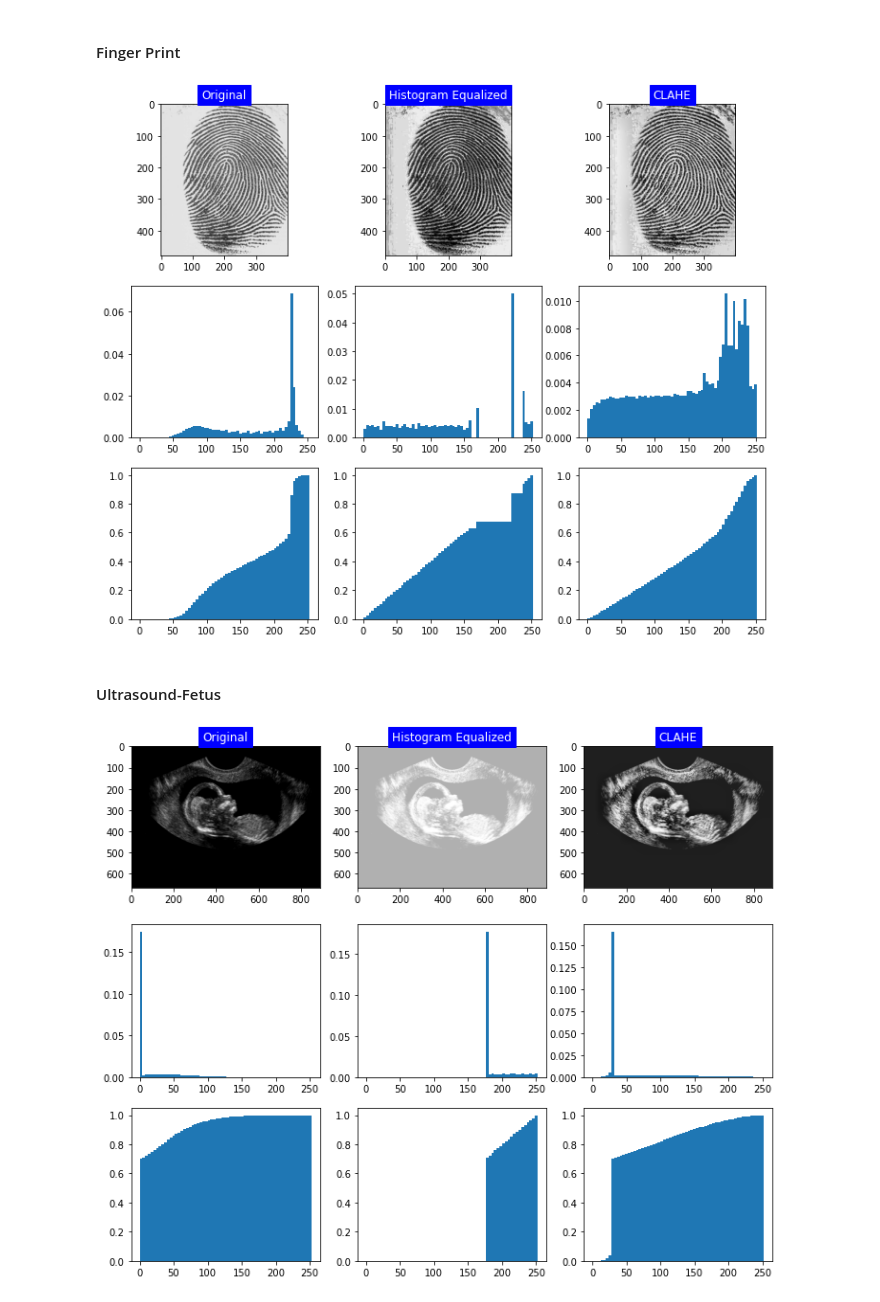
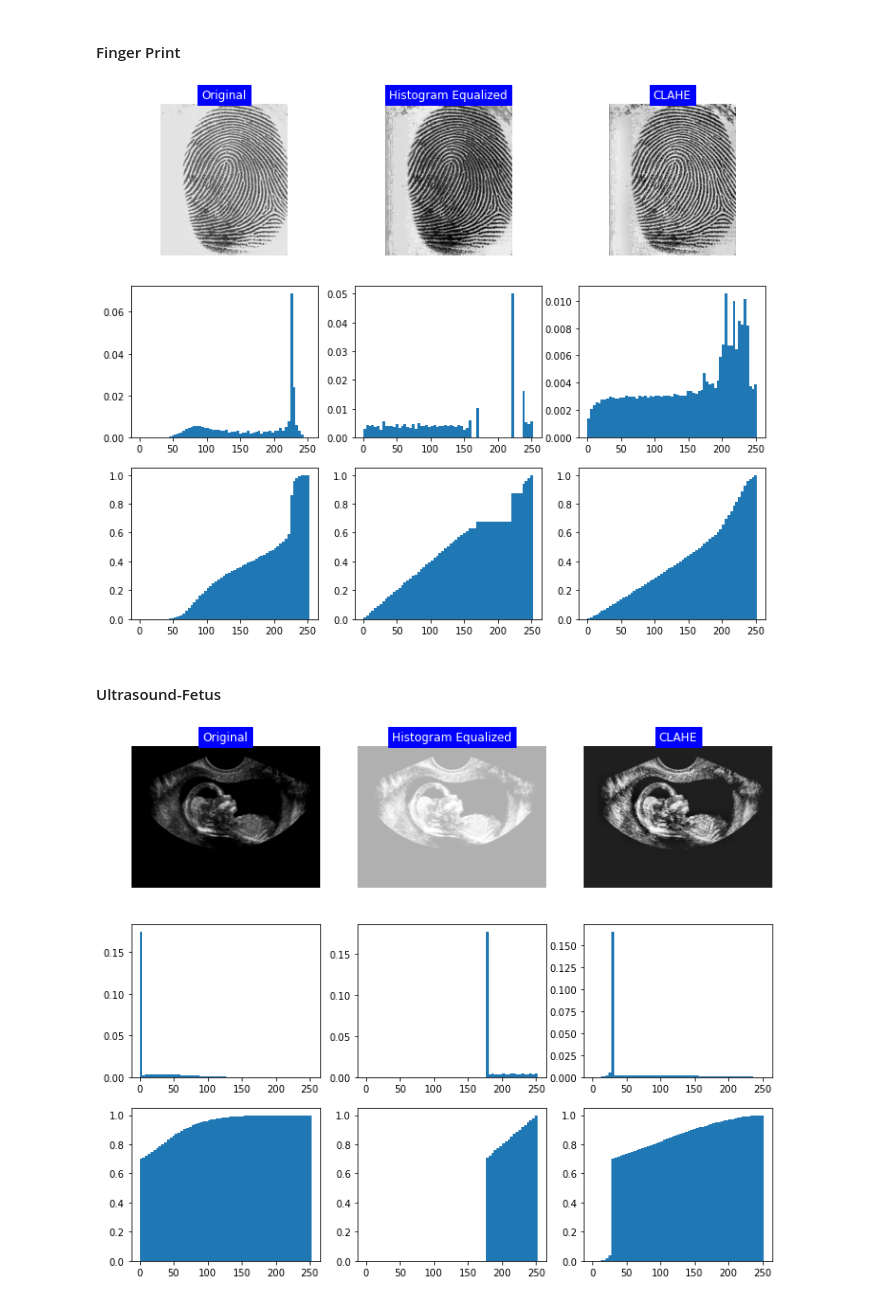
Before and after one commit to zahrasalarian/Digital-Image-Processing-for-Medical-Applications, a Jupyter notebook: HW2/pt-2.ipynb, the cells around one changed output. Drawn from its saved outputs; the diff is of its cells as text; code cells hidden in the pictures.

Commit message:
Disable x & y axis for all images

```diff
--- a/HW2/pt-2.ipynb
+++ b/HW2/pt-2.ipynb
@@ -109,18 +109,21 @@ gs = fig.add_gridspec(3, 3)
 
 # original image
 ax1 = fig.add_subplot(gs[0, 0])
+ax1.axis('off')
 ax1.imshow(fprint_img, cmap='gray', vmin=0, vmax=2**(fprint_img.itemsize*8)-1)
 ax1.set_title('Original', color='white', backgroundcolor='blue')
 
 # histogram equalization
 fprint_hist_equalized = histogram_equalization(fprint_img)
 ax2 = fig.add_subplot(gs[0, 1])
+ax2.axis('off')
 ax2.imshow(fprint_hist_equalized, cmap='gray', vmin=0, vmax=2**(fprint_hist_equalized.itemsize*8)-1)
 ax2.set_title('Histogram Equalized', color='white', backgroundcolor='blue')
 
 # CLAHE
 fprint_clahe = perform_CLAHE(fprint_img, 30.0, (8, 8))
 ax3 = fig.add_subplot(gs[0, 2])
+ax3.axis('off')
 ax3.imshow(fprint_clahe, cmap='gray', vmin=0, vmax=2**(fprint_clahe.itemsize*8)-1)
 ax3.set_title('CLAHE', color='white', backgroundcolor='blue')
 
@@ -142,7 +145,7 @@ ax9.hist(fprint_clahe.ravel(), bins=[i for i in range(0, 2**(fprint_clahe.itemsi
 
 plt.show();
 # %% [output]
-[figure, old version]
+[figure, new version]
 # %% [markdown]
 #### Ultrasound-Fetus
 # %%
@@ -150,38 +153,42 @@ fig = plt.figure(figsize=(12, 10))
 gs = fig.add_gridspec(3, 3)
 
 # original image
+## disable x & y axis
 ax1 = fig.add_subplot(gs[0, 0])
+ax1.axis('off')
 ax1.imshow(ultrafetus_img, cmap='gray', vmin=0, vmax=2**(ultrafetus_img.itemsize*8)-1)
 ax1.set_title('Original', color='white', backgroundcolor='blue')
 
 # histogram equalization
 ultrafetus_hist_equalized = histogram_equalization(ultrafetus_img)
 ax2 = fig.add_subplot(gs[0, 1])
+ax2.axis('off')
 ax2.imshow(ultrafetus_hist_equalized, cmap='gray', vmin=0, vmax=2**(ultrafetus_hist_equalized.itemsize*8)-1)
 ax2.set_title('Histogram Equalized', color='white', backgroundcolor='blue')
 
 # CLAHE
 ultrafetus_clahe = perform_CLAHE(ultrafetus_img, 30.0, (8, 8))
 ax3 = fig.add_subplot(gs[0, 2])
+ax3.axis('off')
 ax3.imshow(ultrafetus_clahe, cmap='gray', vmin=0, vmax=2**(ultrafetus_clahe.itemsize*8)-1)
 ax3.set_title('CLAHE', color='white', backgroundcolor='blue')
 
 # Hist
 ax4 = fig.add_subplot(gs[1, 0])
 ax4.hist(ultrafetus_img.ravel(), bins=[i for i in range(0, 2**(ultrafetus_img.itemsize*8), 4)], density = True)
 ax5 = fig.add_subplot(gs[1, 1])
 ax5.hist(ultrafetus_hist_equalized.ravel(), bins=[i for i in range(0, 2**(ultrafetus_hist_equalized.itemsize*8), 4)], density = True)
 ax6 = fig.add_subplot(gs[1, 2])
 ax6.hist(ultrafetus_clahe.ravel(), bins=[i for i in range(0, 2**(ultrafetus_clahe.itemsize*8), 4)], density = True)
 
 # Cumulative Distribution Function (CDF)
 ax7 = fig.add_subplot(gs[2, 0])
 ax7.hist(ultrafetus_img.ravel(), bins=[i for i in range(0, 2**(ultrafetus_img.itemsize*8), 4)], density = True, cumulative = True)
 ax8 = fig.add_subplot(gs[2, 1])
 ax8.hist(ultrafetus_hist_equalized.ravel(), bins=[i for i in range(0, 2**(ultrafetus_hist_equalized.itemsize*8), 4)], density = True, cumulative = True)
 ax9 = fig.add_subplot(gs[2, 2])
 ax9.hist(ultrafetus_clahe.ravel(), bins=[i for i in range(0, 2**(ultrafetus_clahe.itemsize*8), 4)], density = True, cumulative = True)
 
 plt.show();
 # %% [output]
-[figure, old version]
+[figure, new version]
```
